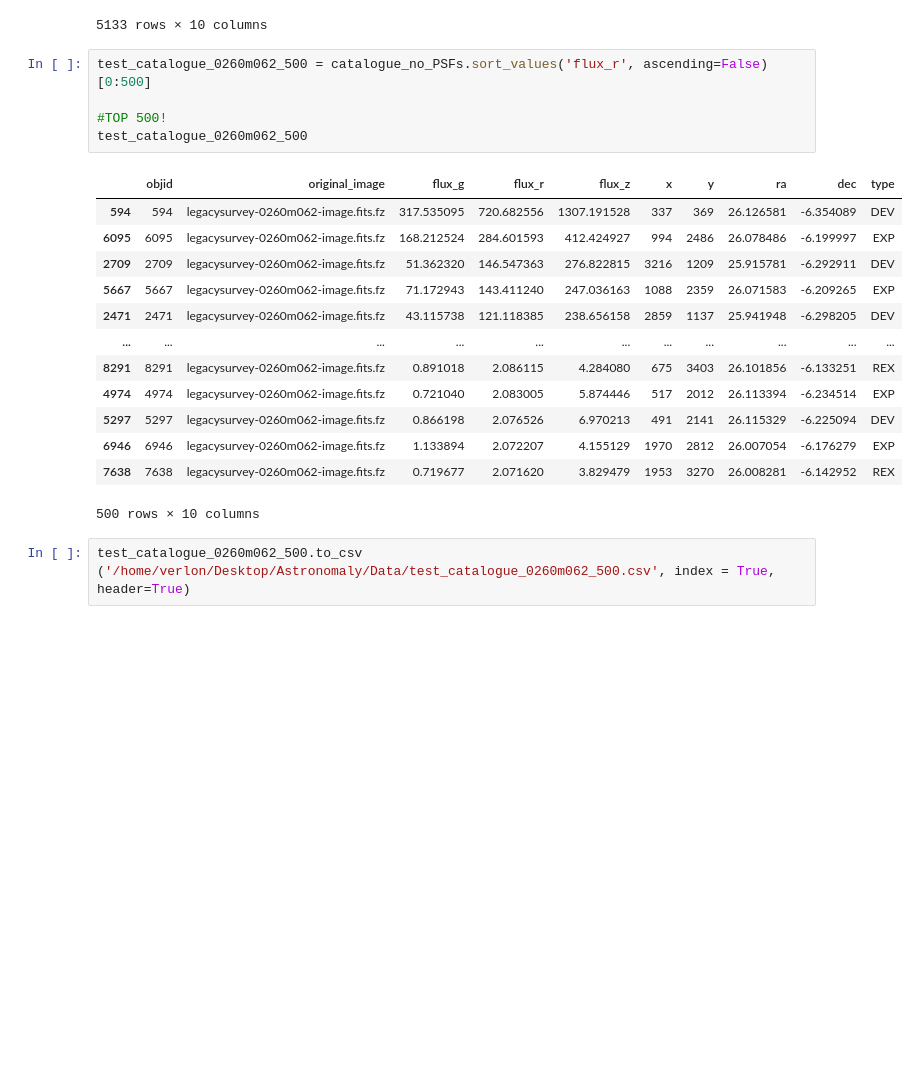
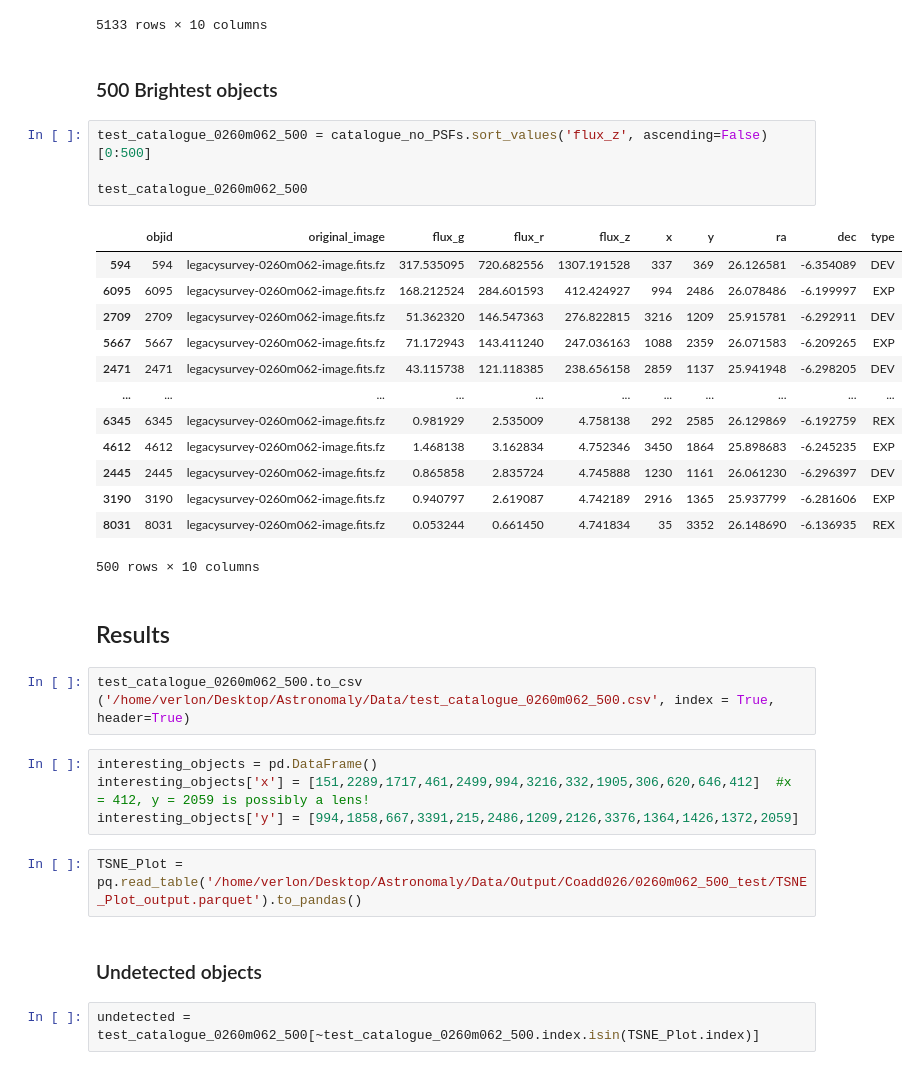
Before and after one commit to Verlon-Etsebeth/Codes, a Jupyter notebook: Test utils and remove PSF's and limit the number of objects (brightest 500).ipynb, the cells around one changed output. Cells and saved outputs as stored; diff of their text form; blank space fills up the shorter version.

Commit message:
Updated
Updated some codes. Mainly Troubleshooting v3 to include the 'failed' images

```diff
--- a/Test utils and remove PSF's and limit the number of objects (brightest 500).ipynb
+++ b/Test utils and remove PSF's and limit the number of objects (brightest 500).ipynb
@@ -153,24 +150,37 @@ catalogue_no_PSFs.sort_values('flux_r', ascending=False)
 | 2941 | 2941 | legacysurvey-0260m062-image.fits.fz | 0.109954 | -0.004085 | 0.056334 | 1629 | 1271 | 26.032034 | -6.288446 | REX |
 | 3746 | 3746 | legacysurvey-0260m062-image.fits.fz | 0.030194 | -0.013817 | 0.696446 | 2063 | 1542 | 26.000227 | -6.268724 | REX |
 5133 rows × 10 columns
+# %% [markdown]
+### 500 Brightest objects
 # %%
-test_catalogue_0260m062_500 = catalogue_no_PSFs.sort_values('flux_r', ascending=False)[0:500]
+test_catalogue_0260m062_500 = catalogue_no_PSFs.sort_values('flux_z', ascending=False)[0:500]
 
-#TOP 500!
 test_catalogue_0260m062_500
 # %% [output]
 |  | objid | original_image | flux_g | flux_r | flux_z | x | y | ra | dec | type |
 | 594 | 594 | legacysurvey-0260m062-image.fits.fz | 317.535095 | 720.682556 | 1307.191528 | 337 | 369 | 26.126581 | -6.354089 | DEV |
 | 6095 | 6095 | legacysurvey-0260m062-image.fits.fz | 168.212524 | 284.601593 | 412.424927 | 994 | 2486 | 26.078486 | -6.199997 | EXP |
 | 2709 | 2709 | legacysurvey-0260m062-image.fits.fz | 51.362320 | 146.547363 | 276.822815 | 3216 | 1209 | 25.915781 | -6.292911 | DEV |
 | 5667 | 5667 | legacysurvey-0260m062-image.fits.fz | 71.172943 | 143.411240 | 247.036163 | 1088 | 2359 | 26.071583 | -6.209265 | EXP |
 | 2471 | 2471 | legacysurvey-0260m062-image.fits.fz | 43.115738 | 121.118385 | 238.656158 | 2859 | 1137 | 25.941948 | -6.298205 | DEV |
 | ... | ... | ... | ... | ... | ... | ... | ... | ... | ... | ... |
-| 8291 | 8291 | legacysurvey-0260m062-image.fits.fz | 0.891018 | 2.086115 | 4.284080 | 675 | 3403 | 26.101856 | -6.133251 | REX |
-| 4974 | 4974 | legacysurvey-0260m062-image.fits.fz | 0.721040 | 2.083005 | 5.874446 | 517 | 2012 | 26.113394 | -6.234514 | EXP |
-| 5297 | 5297 | legacysurvey-0260m062-image.fits.fz | 0.866198 | 2.076526 | 6.970213 | 491 | 2141 | 26.115329 | -6.225094 | DEV |
-| 6946 | 6946 | legacysurvey-0260m062-image.fits.fz | 1.133894 | 2.072207 | 4.155129 | 1970 | 2812 | 26.007054 | -6.176279 | EXP |
-| 7638 | 7638 | legacysurvey-0260m062-image.fits.fz | 0.719677 | 2.071620 | 3.829479 | 1953 | 3270 | 26.008281 | -6.142952 | REX |
+| 6345 | 6345 | legacysurvey-0260m062-image.fits.fz | 0.981929 | 2.535009 | 4.758138 | 292 | 2585 | 26.129869 | -6.192759 | REX |
+| 4612 | 4612 | legacysurvey-0260m062-image.fits.fz | 1.468138 | 3.162834 | 4.752346 | 3450 | 1864 | 25.898683 | -6.245235 | EXP |
+| 2445 | 2445 | legacysurvey-0260m062-image.fits.fz | 0.865858 | 2.835724 | 4.745888 | 1230 | 1161 | 26.061230 | -6.296397 | DEV |
+| 3190 | 3190 | legacysurvey-0260m062-image.fits.fz | 0.940797 | 2.619087 | 4.742189 | 2916 | 1365 | 25.937799 | -6.281606 | EXP |
+| 8031 | 8031 | legacysurvey-0260m062-image.fits.fz | 0.053244 | 0.661450 | 4.741834 | 35 | 3352 | 26.148690 | -6.136935 | REX |
 500 rows × 10 columns
+# %% [markdown]
+## Results
 # %%
 test_catalogue_0260m062_500.to_csv ('/home/verlon/Desktop/Astronomaly/Data/test_catalogue_0260m062_500.csv', index = True, header=True)
+# %%
+interesting_objects = pd.DataFrame()
+interesting_objects['x'] = [151,2289,1717,461,2499,994,3216,332,1905,306,620,646,412]  #x = 412, y = 2059 is possibly a lens!
+interesting_objects['y'] = [994,1858,667,3391,215,2486,1209,2126,3376,1364,1426,1372,2059]
+# %%
+TSNE_Plot = pq.read_table('/home/verlon/Desktop/Astronomaly/Data/Output/Coadd026/0260m062_500_test/TSNE_Plot_output.parquet').to_pandas()
+# %% [markdown]
+### Undetected objects
+# %%
+undetected = test_catalogue_0260m062_500[~test_catalogue_0260m062_500.index.isin(TSNE_Plot.index)]
```
Also changed, not shown: parts of 6 cells of this notebook, 2 other files.
